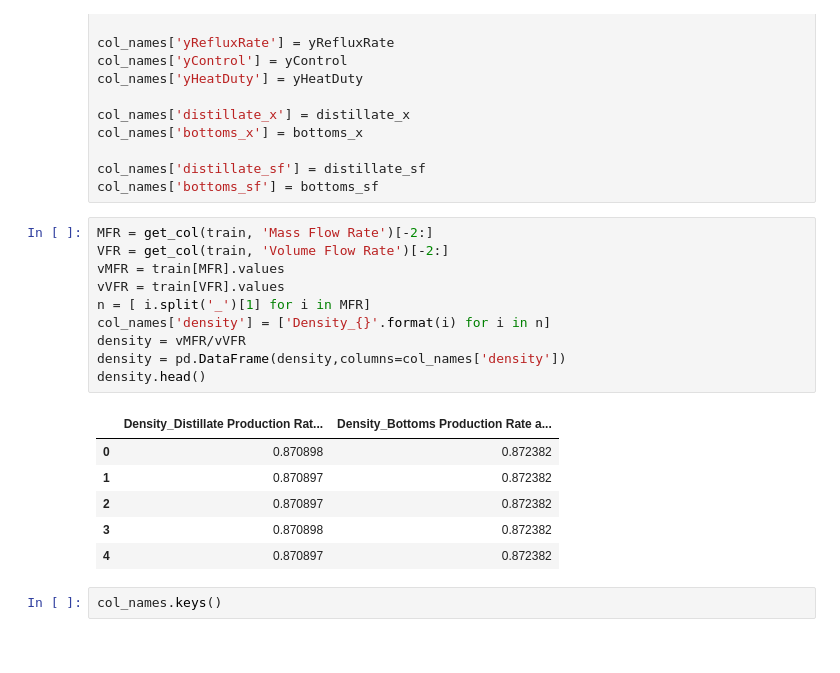
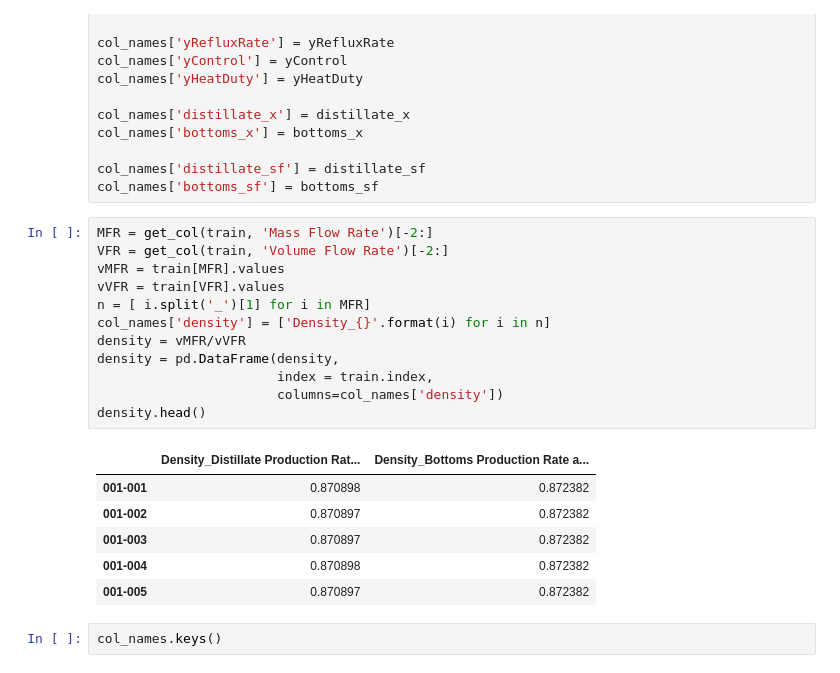
Before and after one commit to skywalker0803r/c620, a Jupyter notebook: notebook/ETL_C670.ipynb, the cells around one changed output. Saved outputs shown, nothing was run; the diff lists cells and outputs as text.

```diff
--- a/notebook/ETL_C670.ipynb
+++ b/notebook/ETL_C670.ipynb
@@ -171,20 +171,22 @@ col_names['bottoms_sf'] = bottoms_sf
 # %%
 MFR = get_col(train, 'Mass Flow Rate')[-2:]
 VFR = get_col(train, 'Volume Flow Rate')[-2:]
 vMFR = train[MFR].values
 vVFR = train[VFR].values
 n = [ i.split('_')[1] for i in MFR]
 col_names['density'] = ['Density_{}'.format(i) for i in n]
 density = vMFR/vVFR
-density = pd.DataFrame(density,columns=col_names['density'])
+density = pd.DataFrame(density,
+                       index = train.index,
+                       columns=col_names['density'])
 density.head()
 # %% [output]
 |  | Density_Distillate Production Rat... | Density_Bottoms Production Rate a... |
-| 0 | 0.870898 | 0.872382 |
-| 1 | 0.870897 | 0.872382 |
-| 2 | 0.870897 | 0.872382 |
-| 3 | 0.870898 | 0.872382 |
-| 4 | 0.870897 | 0.872382 |
+| 001-001 | 0.870898 | 0.872382 |
+| 001-002 | 0.870897 | 0.872382 |
+| 001-003 | 0.870897 | 0.872382 |
+| 001-004 | 0.870898 | 0.872382 |
+| 001-005 | 0.870897 | 0.872382 |
 # %%
 col_names.keys()
 # %% [output]
```
Also changed, not shown: parts of 1 cell of this notebook.
